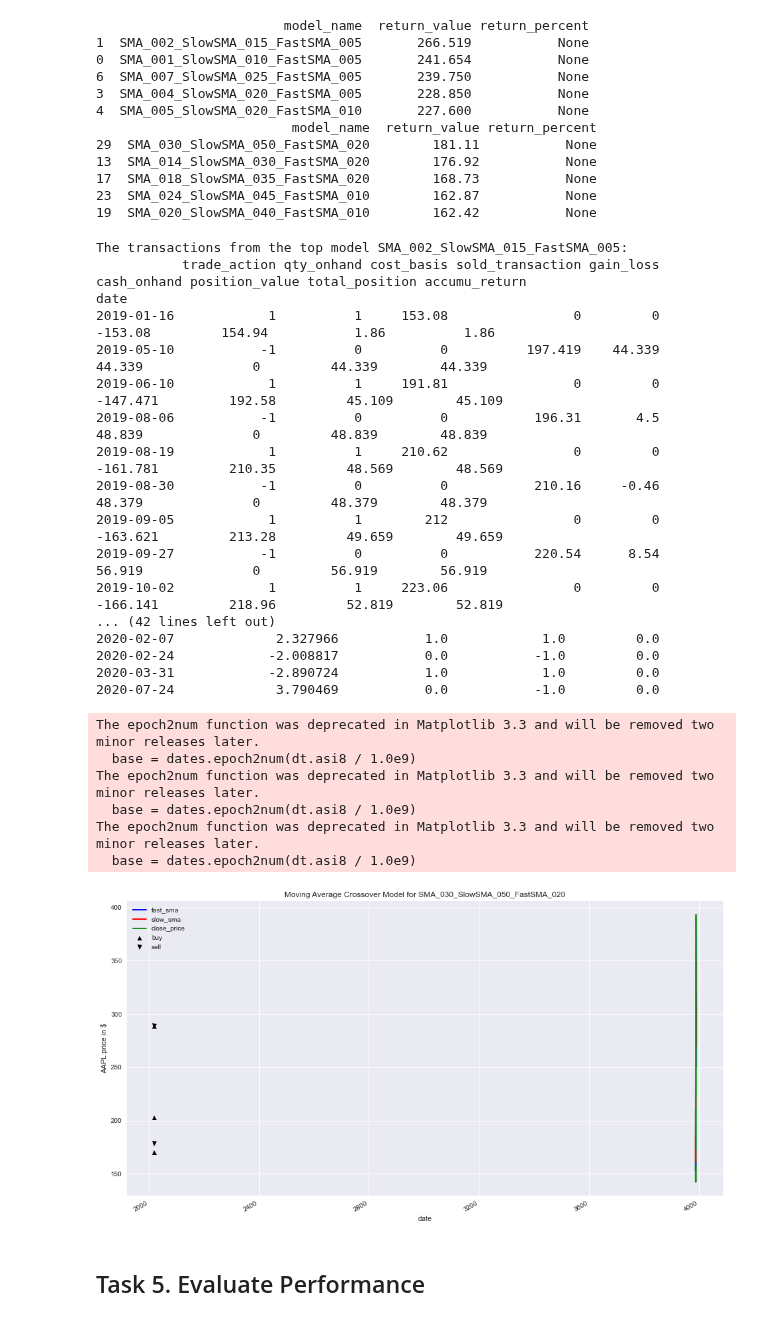
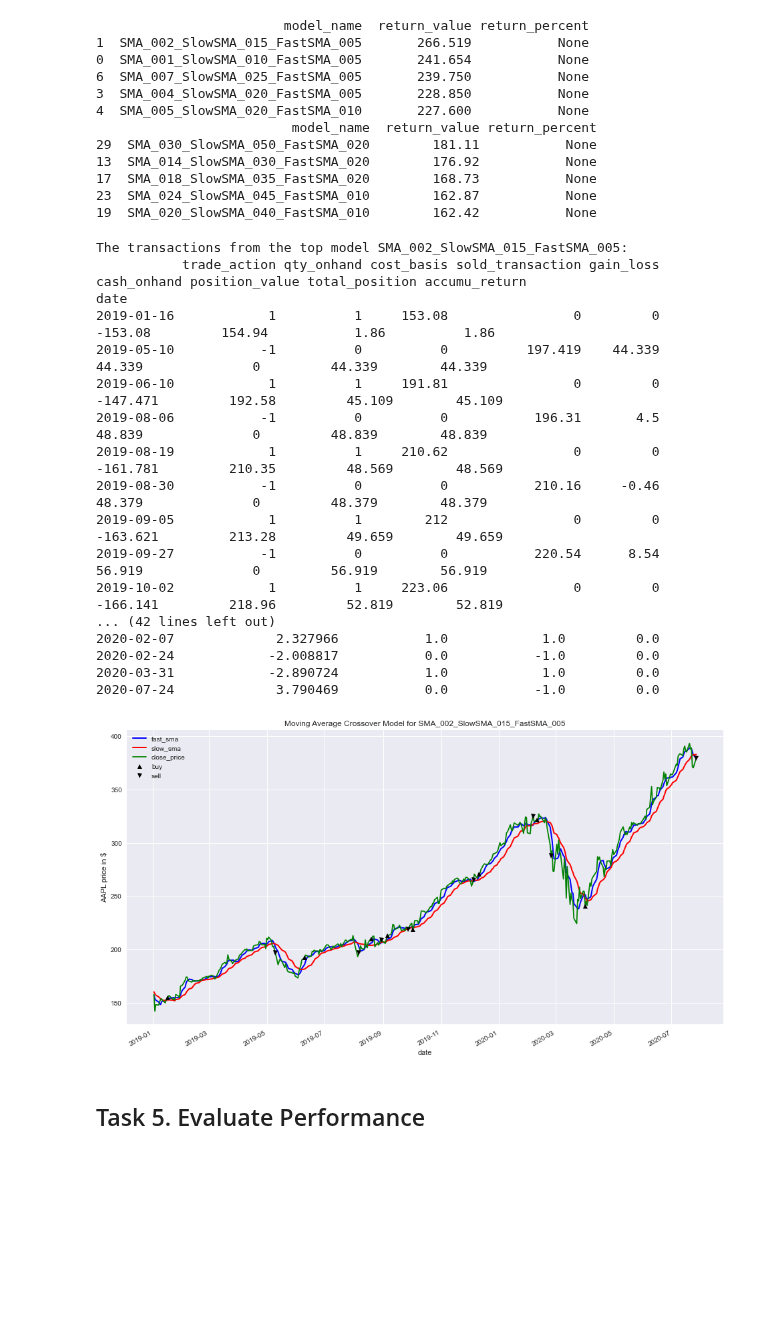
Before and after one commit to daines-analytics/quant-finance-projects, a Jupyter notebook: daily-stocks-report/py_algotrading_combo_ma_crossover_grid_AAPL.ipynb, the cells around one changed output. Cells and saved outputs as stored; diff of their text form; code cells hidden in the pictures; blank space fills up the shorter version.

Commit message:
Batch upload #2 of combo MA crossover grid search trading model

```diff
--- a/daily-stocks-report/py_algotrading_combo_ma_crossover_grid_AAPL.ipynb
+++ b/daily-stocks-report/py_algotrading_combo_ma_crossover_grid_AAPL.ipynb
@@ -209,7 +208,7 @@ for slow_ma in range(slow_ema_min, slow_ema_max+1, ma_increment):
     for fast_ma in range(fast_ema_min, fast_ema_max+1, ma_increment):
         if (slow_ma - fast_ma) < min_ma_gap: break
         if verbose_models: print('Processing EMA model with slow_ema of', slow_ma, 'and fast_ema of', fast_ma)
-        model_name = 'EMA_' + str(serial_number).zfill(3) + '_SlowEMA_' + str(slow_ma).zfill(3) + '_FastEMA_' + str(fast_ma).zfill(3)
+        model_tag = 'EMA_' + str(serial_number).zfill(3) + '_SlowEMA_' + str(slow_ma).zfill(3) + '_FastEMA_' + str(fast_ma).zfill(3)
         serial_number = serial_number + 1
         trading_model = model_template.copy()
         trading_model['fast_ema'] = trading_model['close_price'].ewm(span=fast_ma).mean()
@@ -225,8 +224,8 @@ for slow_ma in range(slow_ema_min, slow_ema_max+1, ma_increment):
         trading_model['entry_exit'] = np.zeros(len(trading_model))
         trading_model = trading_model[model_start_date:model_end_date]
         ema_only_crossover(trading_model)
-        ema_model_collection[model_name] = trading_model.copy()
-        if verbose_models: print('Model', model_name, 'added to the trading model collection.')
+        ema_model_collection[model_tag] = trading_model.copy()
+        if verbose_models: print('Model', model_tag, 'added to the trading model collection.')
 print(serial_number-1, 'EMA only models generated!')
 
 # Processing models using only the SMA curves
@@ -237,7 +236,7 @@ for slow_ma in range(slow_sma_min, slow_sma_max+1, ma_increment):
     for fast_ma in range(fast_sma_min, fast_sma_max+1, ma_increment):
         if (slow_ma - fast_ma) < min_ma_gap: break
         if verbose_models: print('Processing EMA model with slow_ema of', slow_ma, 'and fast_ema of', fast_ma)
-        model_name = 'SMA_' + str(serial_number).zfill(3) + '_SlowSMA_' + str(slow_ma).zfill(3) + '_FastSMA_' + str(fast_ma).zfill(3)
+        model_tag = 'SMA_' + str(serial_number).zfill(3) + '_SlowSMA_' + str(slow_ma).zfill(3) + '_FastSMA_' + str(fast_ma).zfill(3)
         serial_number = serial_number + 1
         trading_model = model_template.copy()
         trading_model['fast_ema'] = trading_model['close_price'].ewm(span=fast_ma).mean()
@@ -253,8 +252,8 @@ for slow_ma in range(slow_sma_min, slow_sma_max+1, ma_increment):
         trading_model['entry_exit'] = np.zeros(len(trading_model))
         trading_model = trading_model[model_start_date:model_end_date]
         sma_only_crossover(trading_model)
-        sma_model_collection[model_name] = trading_model.copy()
-        if verbose_models: print('Model', model_name, 'added to the trading model collection.')
+        sma_model_collection[model_tag] = trading_model.copy()
+        if verbose_models: print('Model', model_tag, 'added to the trading model collection.')
 print(serial_number-1, 'SMA only models generated!')
 # %% [output]
 30 EMA only models generated!
@@ -272,7 +271,7 @@ if verbose_models: list_model_entry_exit(ema_model_collection)
 # %%
 if verbose_models: list_model_entry_exit(sma_model_collection)
 # %%
-def draw_model_graphs(trade_model, fast_ma_curve='fast_ema', slow_ma_curve='slow_ema'):
+def draw_model_graphs(model_name, trade_model, fast_ma_curve='fast_ema', slow_ma_curve='slow_ema'):
     graph_data = trade_model.copy()
     title_string = "Moving Average Crossover Model for " + model_name
     fig = plt.figure(figsize=(16,9))
@@ -429,42 +428,36 @@ def display_signals_transactions(model_name, portfolio_collection, model_collect
 # %%
 # Display the details for the top model
 if ema_performance_summary.iloc[0]['return_value'] > sma_performance_summary.iloc[0]['return_value']:
     top_model = ema_performance_summary.iloc[0]['model_name']
     best_return = ema_performance_summary.iloc[0]['return_value']
     display_signals_transactions(top_model, ema_portfolio_collection, ema_model_collection)
     print()
-    draw_model_graphs(ema_model_collection[top_model], 'fast_ema', 'slow_ema')
+    draw_model_graphs(top_model, ema_model_collection[top_model], 'fast_ema', 'slow_ema')
 else:
     top_model = sma_performance_summary.iloc[0]['model_name']
     best_return = sma_performance_summary.iloc[0]['return_value']
     display_signals_transactions(top_model, sma_portfolio_collection, sma_model_collection)
     print()
-    draw_model_graphs(sma_model_collection[top_model], 'fast_sma', 'slow_sma')
+    draw_model_graphs(top_model, sma_model_collection[top_model], 'fast_sma', 'slow_sma')
 # %% [output]
 The transactions from the top model SMA_002_SlowSMA_015_FastSMA_005:
            trade_action qty_onhand cost_basis sold_transaction gain_loss cash_onhand position_value total_position accumu_return
 date
 2019-01-16            1          1     153.08                0         0     -153.08         154.94           1.86          1.86
 2019-05-10           -1          0          0          197.419    44.339      44.339              0         44.339        44.339
 2019-06-10            1          1     191.81                0         0    -147.471         192.58         45.109        45.109
 2019-08-06           -1          0          0           196.31       4.5      48.839              0         48.839        48.839
 2019-08-19            1          1     210.62                0         0    -161.781         210.35         48.569        48.569
 2019-08-30           -1          0          0           210.16     -0.46      48.379              0         48.379        48.379
 2019-09-05            1          1        212                0         0    -163.621         213.28         49.659        49.659
 2019-09-27           -1          0          0           220.54      8.54      56.919              0         56.919        56.919
 2019-10-02            1          1     223.06                0         0    -166.141         218.96         52.819        52.819
 ... (42 lines left out)
 2020-02-07             2.327966           1.0            1.0         0.0
 2020-02-24            -2.008817           0.0           -1.0         0.0
 2020-03-31            -2.890724           1.0            1.0         0.0
 2020-07-24             3.790469           0.0           -1.0         0.0
-The epoch2num function was deprecated in Matplotlib 3.3 and will be removed two minor releases later.
-  base = dates.epoch2num(dt.asi8 / 1.0e9)
-The epoch2num function was deprecated in Matplotlib 3.3 and will be removed two minor releases later.
-  base = dates.epoch2num(dt.asi8 / 1.0e9)
-The epoch2num function was deprecated in Matplotlib 3.3 and will be removed two minor releases later.
-  base = dates.epoch2num(dt.asi8 / 1.0e9)
-[figure, old version]
+[figure, new version]
 # %% [markdown]
 ## Task 5. Evaluate Performance
 # %%
```
Also changed, not shown: parts of 6 cells of this notebook, 16 other files.
